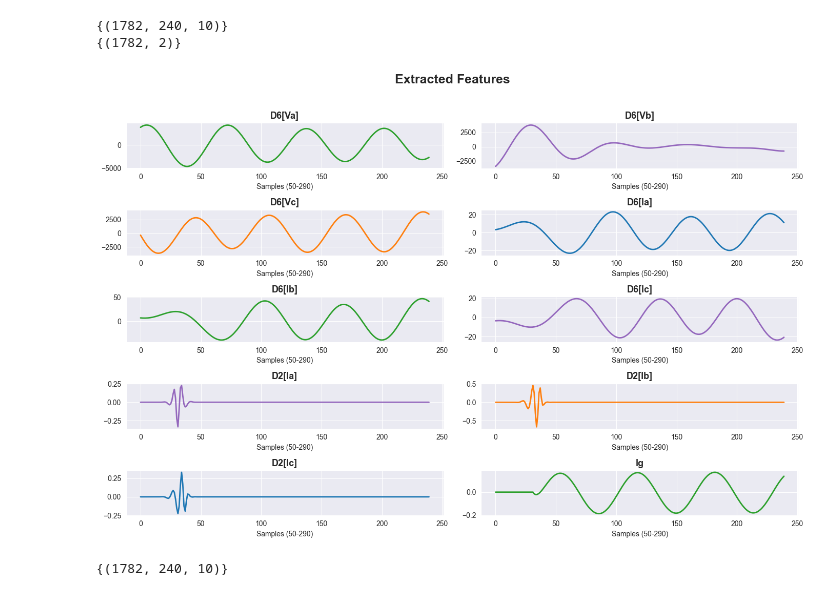
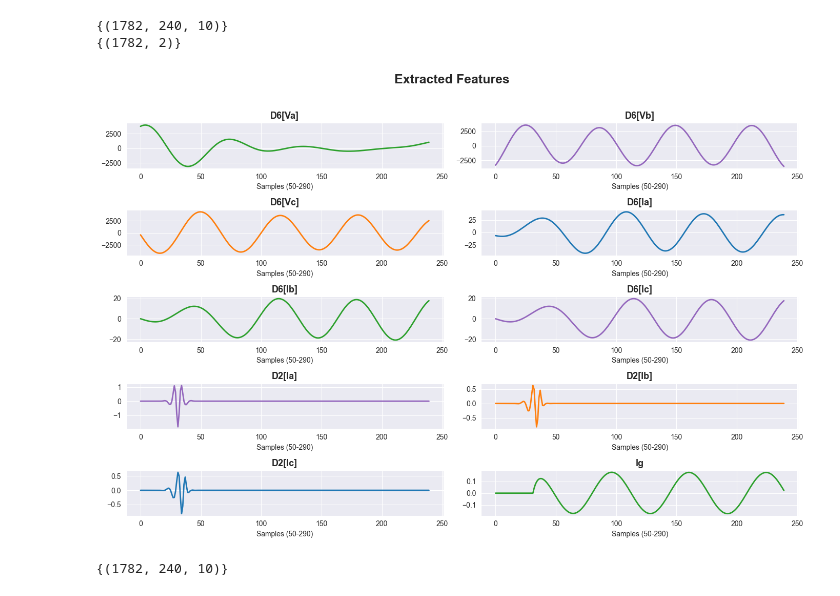
Before and after one commit to ketchup-vader-2005/machine-learning, a Jupyter notebook: transmission_system.ipynb, the cells around one changed output. Cells and saved outputs as stored; diff of their text form; code cells hidden in the pictures.

```diff
--- a/transmission_system.ipynb
+++ b/transmission_system.ipynb
@@ -139,7 +139,7 @@ print({y.shape})
 {(1782, 240, 10)}
 {(1782, 2)}
 # %%
-n = 27
+n = 0
 
 D6_Va = X[n, :, 0]
 D6_Vb = X[n, :, 1]
@@ -174,34 +174,34 @@ style_plot("D6[Vc]")
 plt.subplot(5, 2, 4)
 plt.plot(D6_Ia, color='#1f77b4', linewidth=2)
 style_plot("D6[Ia]")
 
 plt.subplot(5, 2, 5)
 plt.plot(D6_Ib, color='#2ca02c', linewidth=2)
 style_plot("D6[Ib]")
 
 plt.subplot(5, 2, 6)
 plt.plot(D6_Ic, color='#9467bd', linewidth=2)
 style_plot("D6[Ic]")
 plt.subplot(5, 2, 7)
 plt.plot(D2_Ia, color='#9467bd', linewidth=2)
 style_plot("D2[Ia]")
 
 plt.subplot(5, 2, 8)
 plt.plot(D2_Ib, color='#ff7f0e', linewidth=2)
 style_plot("D2[Ib]")
 
 plt.subplot(5, 2, 9)
 plt.plot(D2_Ic, color='#1f77b4', linewidth=2)
 style_plot("D2[Ic]")
 
 plt.subplot(5, 2, 10)
 plt.plot(Ig, color='#2ca02c', linewidth=2)
 style_plot("Ig")
 
 plt.tight_layout(rect=[0, 0.03, 1, 0.93])
 plt.show()
 # %% [output]
-[figure, old version]
+[figure, new version]
 # %%
 # 1. Group Scale (Columns 1 to 3) - Remains 3D
 D6_V = X[:, :, 0:3]
```
Also changed, not shown: parts of 11 cells of this notebook.
